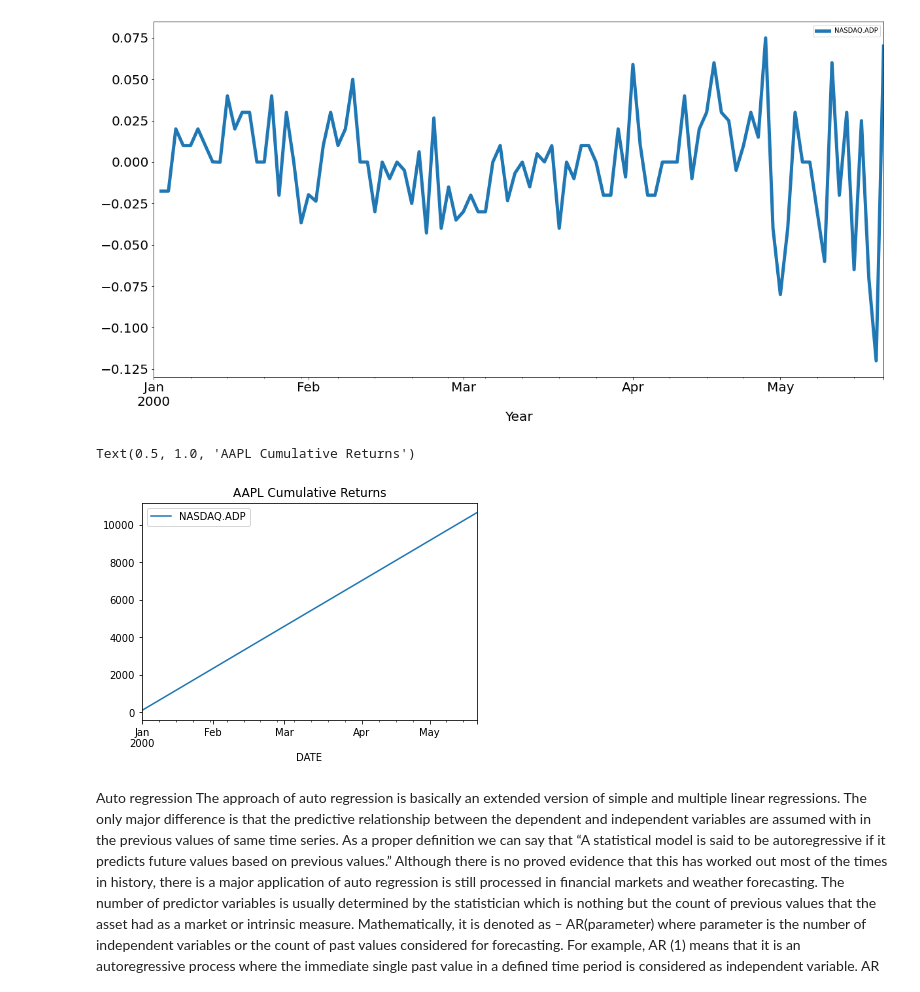
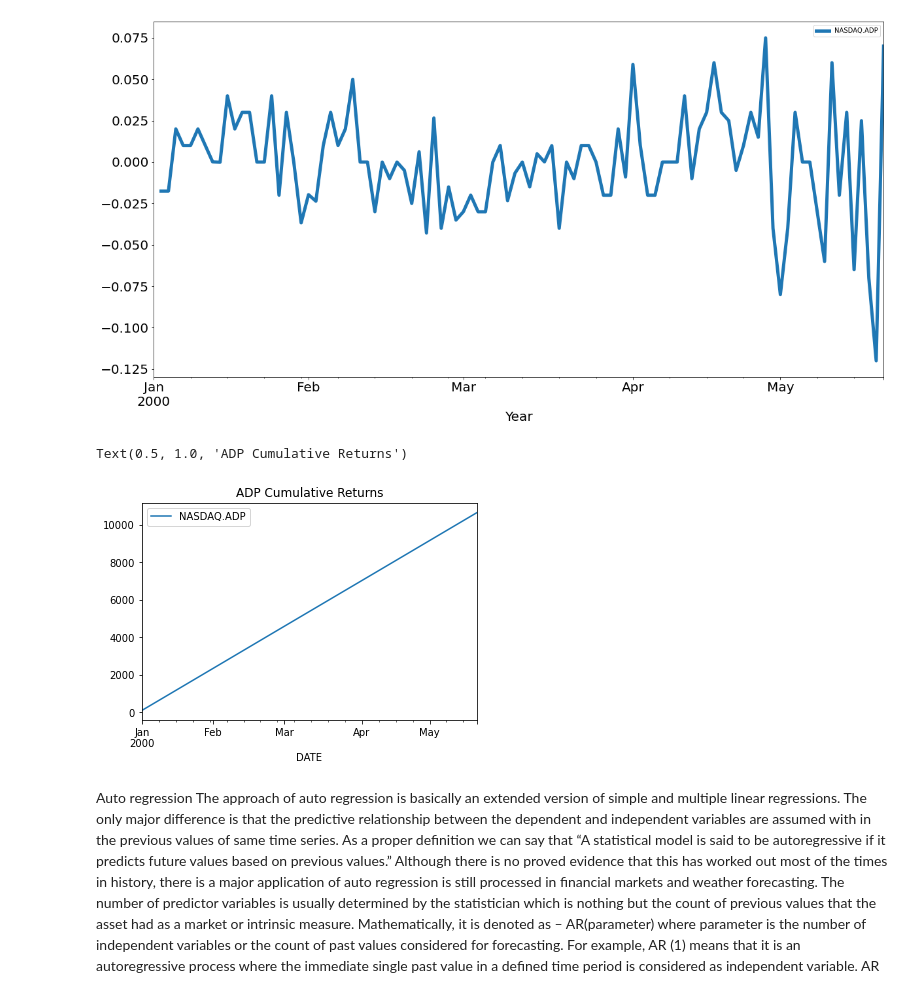
Before and after one commit to Sanjay-Nandakumar/Ineuron, a Jupyter notebook: Project-Timeseries/ARIMA forecasting (NASDAQ stock predictions) -ADP.ipynb, the cells around one changed output. Cells and saved outputs as stored; diff of their text form; code cells hidden in the pictures.

```diff
--- a/Project-Timeseries/ARIMA forecasting (NASDAQ stock predictions) -ADP.ipynb
+++ b/Project-Timeseries/ARIMA forecasting (NASDAQ stock predictions) -ADP.ipynb
@@ -98,11 +98,11 @@ Text(0.5, 0, 'Year')
 # %%
 # Comulative Return
 dr = aapl.cumsum()
 dr.plot()
-plt.title('AAPL Cumulative Returns')
+plt.title('ADP Cumulative Returns')
 # %% [output]
-Text(0.5, 1.0, 'AAPL Cumulative Returns')
+Text(0.5, 1.0, 'ADP Cumulative Returns')
-[figure, old version]
+[figure, new version]
 # %% [markdown]
 Auto regression
 The approach of auto regression is basically an extended version of simple and multiple linear regressions. The only major difference is that the predictive relationship between the dependent and independent variables are assumed with in the previous values of same time series.
```
Also changed, not shown: parts of 2 cells of this notebook, 3 other files.
